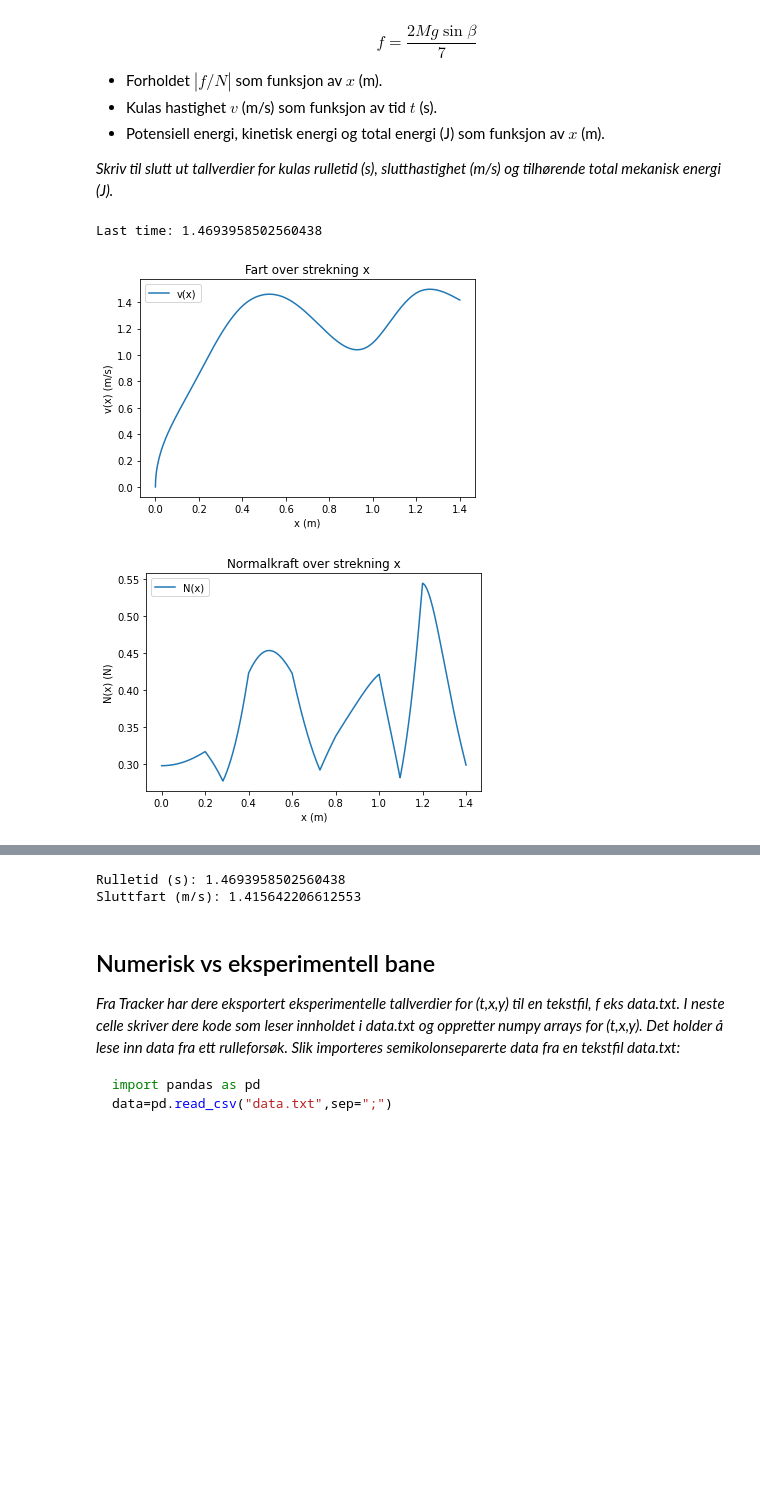
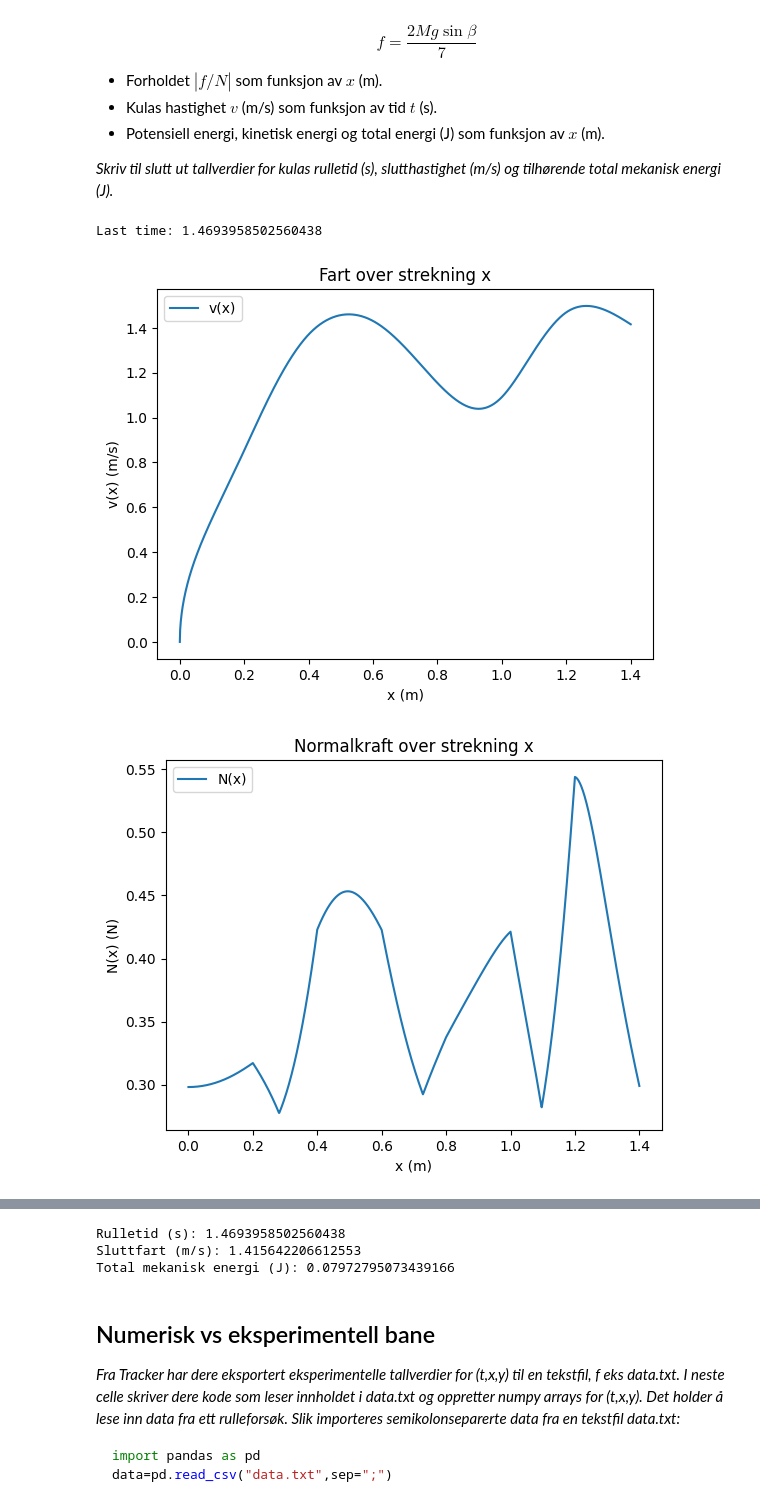
Before and after one commit to SverreNystad/physics-lab, a Jupyter notebook: lab-journal.ipynb, the cells around one changed output, grey strips where cells are left out. Cells and saved outputs as stored; diff of their text form; code cells hidden in the pictures; blank space fills up the shorter version.

Commit message:
feat: add total mechanical energy

```diff
--- a/lab-journal.ipynb
+++ b/lab-journal.ipynb
@@ -241,32 +246,40 @@ def times() -> np.ndarray:
         # Beregner gjennomsnittlig hastighet mellom to punkter
         dv_x = (v_x[i] + v_x[i-1])/2
         times[i] = times[i-1] + dx/dv_x
     return times
 
 t = times()
 
 print(f"Last time: {t[-1]}")
 
+highest_y = np.max(y)
+lowest_y = np.min(y)
+range_y = highest_y - lowest_y
+
+E = 1/2*M*v_x**2+M*g*range_y
+
 def plot(x, y, xlabel="", ylabel="", title="", legend=""):
     plt.plot(x, y, label=legend)
     plt.xlabel(xlabel)
     plt.ylabel(ylabel)
     plt.title(title)
     plt.legend()
     plt.show()
 
 
 
 plot(x, v_x, "x (m)", "v(x) (m/s)", "Fart over strekning x", "v(x)")
 plot(x, N_x, "x (m)", "N(x) (N)", "Normalkraft over strekning x", "N(x)")
 plot(x, f_x, "x (m)", "f(x) (N)", "Friksjonskraft over strekning x", "f(x)")
 plot(x, f_div_N, "x (m)", "|f/N|", "Friksjonskraft i forhold til normalkraft", "|f/N|")
 plot(t, v_x, "t (s)", "v(t) (m/s)", "Fart som funksjon av tid", "v(t)")
+plot(t, E, "x (m)", "E (J)", "Mekanisk energi over strekning x", "E(x)")
 
 #Utskrift av rulletid, sluttfart, total mekanisk energi
 print(f'Rulletid (s): {t[-1]}')
 print(f'Sluttfart (m/s): {v_x[-1]}')
+print(f"Total mekanisk energi (J): {E[-1]}")
 # %% [output]
 Last time: 1.4693958502560438
-[figure, old version]
+[figure, new version]
-[figure, old version]
+[figure, new version]
@@ -276,5 +290,6 @@ Last time: 1.4693958502560438
 Rulletid (s): 1.4693958502560438
 Sluttfart (m/s): 1.415642206612553
+Total mekanisk energi (J): 0.07972795073439166
 # %% [markdown]
 ## Numerisk vs eksperimentell bane
 
```
Also changed, not shown: parts of 3 cells of this notebook.
